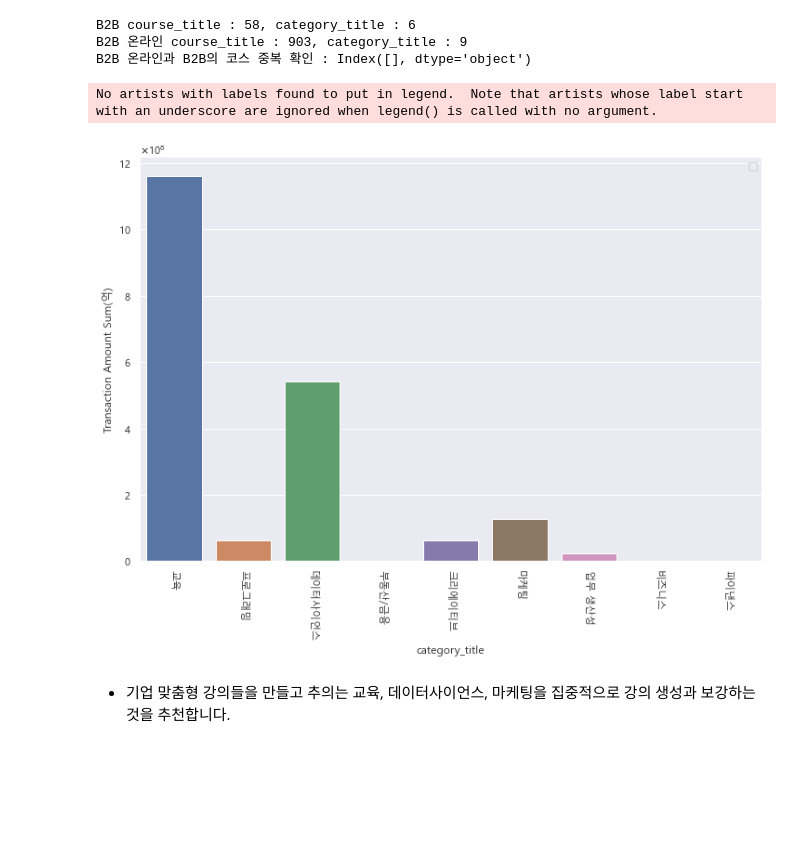
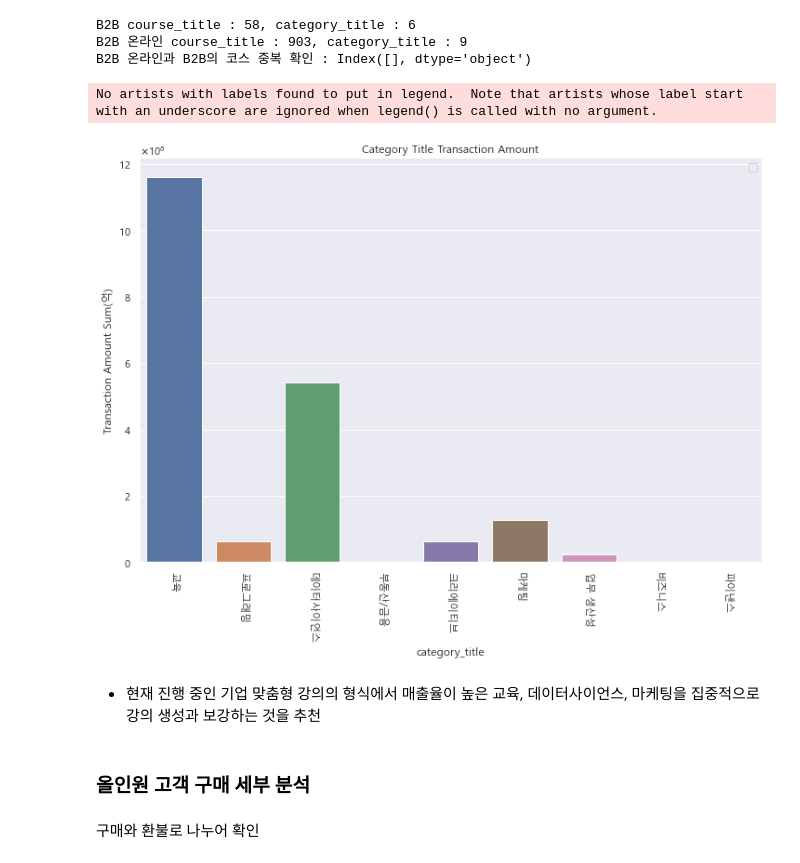
Before and after one commit to yd-online3/fc_miniproject, a Jupyter notebook: fc_mini_hojun_제출용.ipynb, the cells around one changed output. Drawn from its saved outputs; the diff is of its cells as text; code cells hidden in the pictures; blank space fills up the shorter version.

```diff
--- a/fc_mini_hojun_제출용.ipynb
+++ b/fc_mini_hojun_제출용.ipynb
@@ -525,16 +525,17 @@ B2B 온라인 course_title : 903, category_title : 9
 B2B 온라인과 B2B의 코스 중복 확인 : Index([], dtype='object')
 # %%
 plt.figure(figsize=(12, 8))
-
+plt.title('Category Title Transaction Amount')
 sns.barplot(data=df_B2B, y='transaction_amount', x='category_title',  ci=None, estimator=np.sum)
 plt.ticklabel_format(style='sci', axis='y', scilimits=(8,8), useMathText=True,)
 plt.xticks(rotation=-90)
 plt.legend(loc='upper right')
 plt.ylabel('Transaction Amount Sum(억)')
-
 plt.show()
 # %% [output]
 No artists with labels found to put in legend.  Note that artists whose label start with an underscore are ignored when legend() is called with no argument.
-[figure, old version]
+[figure, new version]
 # %% [markdown]
-- 기업 맞춤형 강의들을 만들고 추의는 교육, 데이터사이언스, 마케팅을 집중적으로 강의 생성과 보강하는 것을 추천합니다.
+- 현재 진행 중인 기업 맞춤형 강의의 형식에서 매출율이 높은 교육, 데이터사이언스, 마케팅을 집중적으로 강의 생성과 보강하는 것을 추천
+# %% [markdown]
+### 올인원 고객 구매 세부 분석
@@ -540,0 +545,2 @@ No artists with labels found to put in legend.  Note that artists whose label st
+# %% [markdown]
+구매와 환불로 나누어 확인
```
Also changed, not shown: parts of 10 cells of this notebook.
